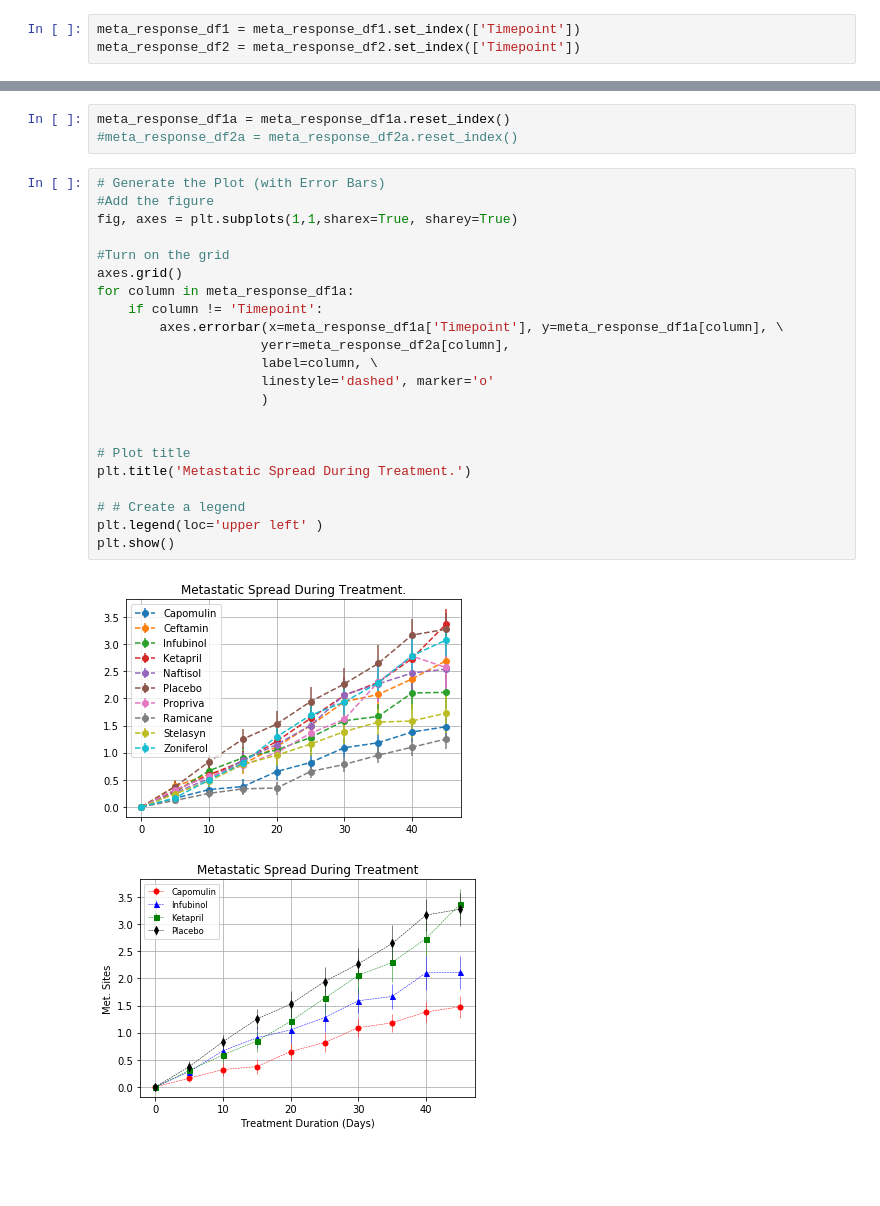
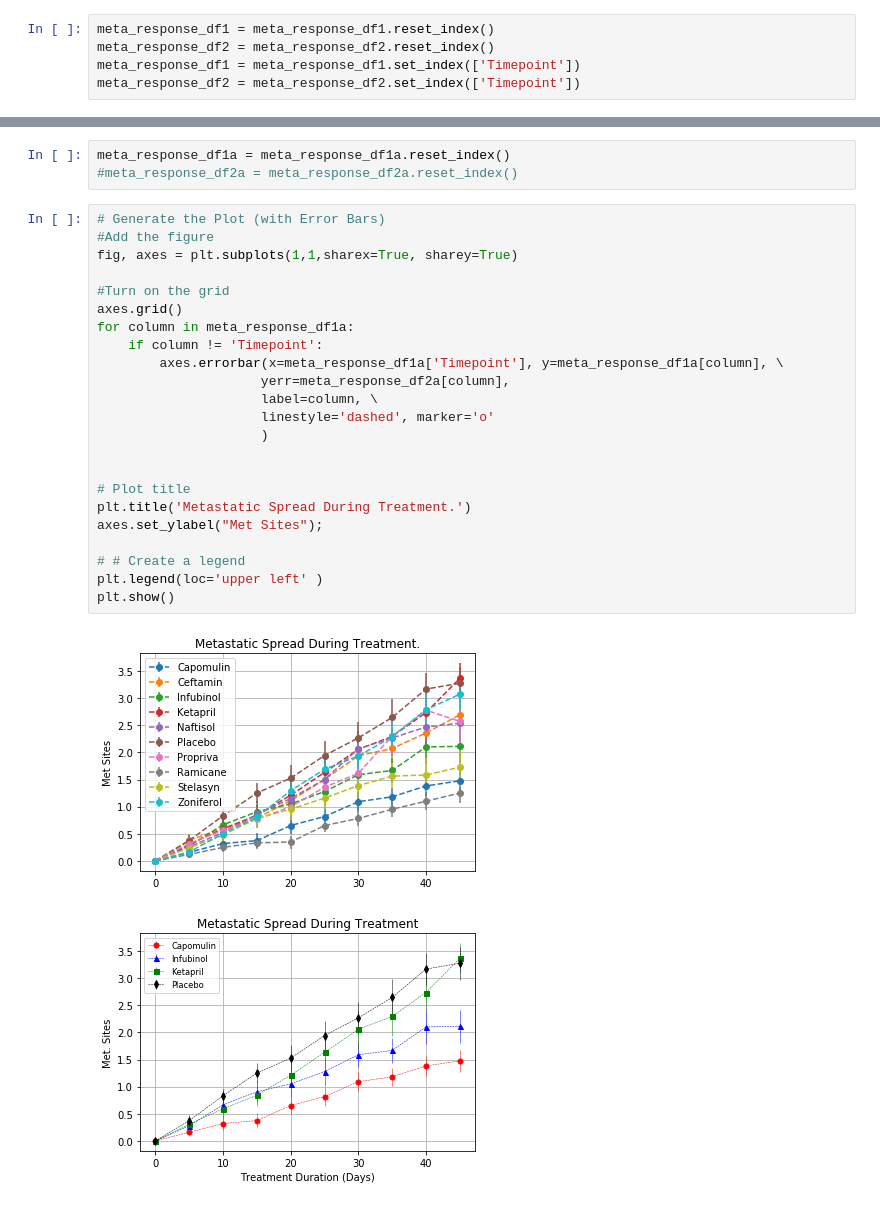
Before and after one commit to DouglasMatheny/MatplotlibHomework, a Jupyter notebook: Pymaceuticals/pymaceuticals.ipynb, the cells around one changed output, grey strips where cells are left out. Cells and saved outputs as stored; diff of their text form; blank space fills up the shorter version.

```diff
--- a/Pymaceuticals/pymaceuticals.ipynb
+++ b/Pymaceuticals/pymaceuticals.ipynb
@@ -202,5 +202,7 @@ meta_response_df2.head()
 |  | 15 | 0.132048 |
 |  | 20 | 0.161621 |
 # %%
+meta_response_df1 = meta_response_df1.reset_index()
+meta_response_df2 = meta_response_df2.reset_index()
 meta_response_df1 = meta_response_df1.set_index(['Timepoint'])
 meta_response_df2 = meta_response_df2.set_index(['Timepoint'])
@@ -238,27 +238,28 @@ meta_response_df1a = meta_response_df1a.reset_index()
 # %%
 # Generate the Plot (with Error Bars)
 #Add the figure
 fig, axes = plt.subplots(1,1,sharex=True, sharey=True)
 
 #Turn on the grid
 axes.grid()
 for column in meta_response_df1a:
     if column != 'Timepoint':
         axes.errorbar(x=meta_response_df1a['Timepoint'], y=meta_response_df1a[column], \
                      yerr=meta_response_df2a[column],
                      label=column, \
                      linestyle='dashed', marker='o'
                      )
 
 
 # Plot title
 plt.title('Metastatic Spread During Treatment.')
+axes.set_ylabel("Met Sites");
 
 # # Create a legend
 plt.legend(loc='upper left' )
 plt.show()
 # %% [output]
-[figure, old version]
+[figure, new version]
 # %%
 # %% [output]
 [figure]
```
Also changed, not shown: parts of 9 cells of this notebook.
